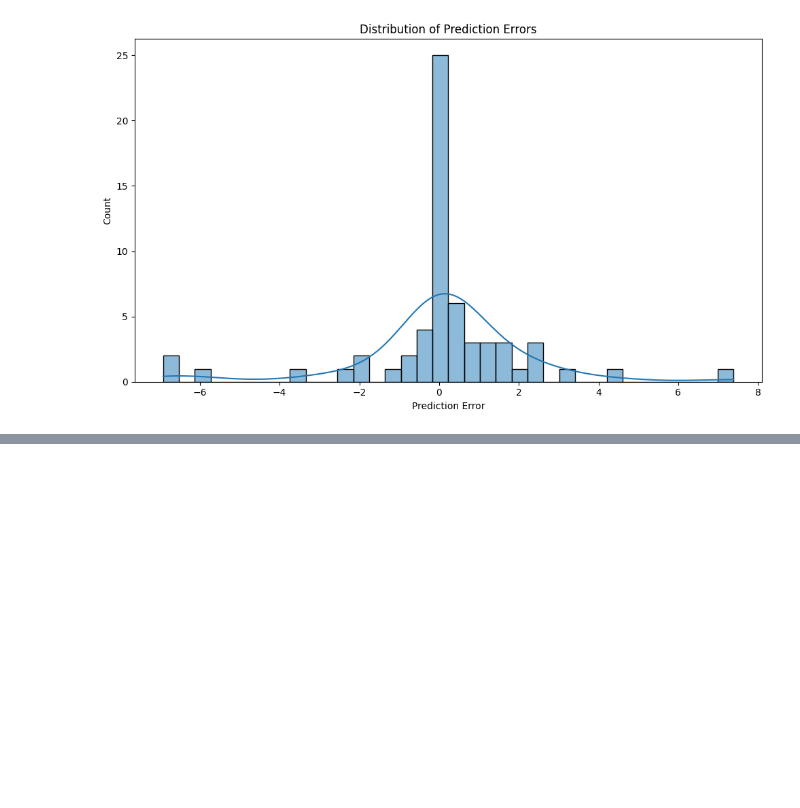
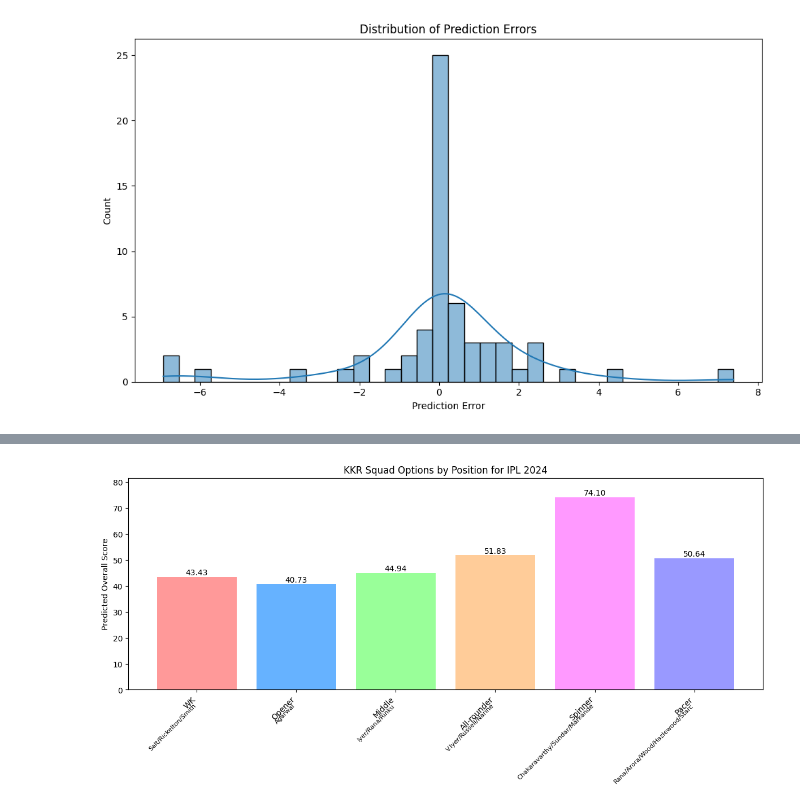
Before and after one commit to NIRANJANGOPALAN/IPL_player_analysis, a Jupyter notebook: Models/players_analysis.ipynb, the cells around one changed output, grey strips where cells are left out. Saved outputs shown, nothing was run; the diff lists cells and outputs as text; code cells hidden in the pictures; blank space fills up the shorter version.

```diff
--- a/Models/players_analysis.ipynb
+++ b/Models/players_analysis.ipynb
@@ -949,0 +1041,48 @@ plt.show()
+# %%
+import matplotlib.pyplot as plt
+import numpy as np
+
+# Data
+positions = ['WK', 'Opener', 'Middle', 'All-rounder', 'Spinner', 'Pacer']
+players = [
+    'Salt/Rickelton/Smith',
+    'Agarwal',
+    'Iyer/Rana/Rinku',
+    'V.Iyer/Russell/Narine',
+    'Chakaravarthy/Sundar/Markande',
+    'Rana/Arora/Wood/Hazlewood/Starc'
+]
+scores = [43.43, 40.73, 44.94, 51.83, 74.10, 50.64]  # Using max score for each position
+
+# Colors
+colors = ['#FF9999', '#66B2FF', '#99FF99', '#FFCC99', '#FF99FF', '#9999FF']
+
+# Create the plot
+fig, ax = plt.subplots(figsize=(12, 6))
+
+# Plot bars
+bars = ax.bar(positions, scores, color=colors)
+
+# Customize the plot
+ax.set_ylabel('Predicted Overall Score')
+ax.set_title('KKR Squad Options by Position for IPL 2024')
+ax.set_ylim(0, max(scores) * 1.1)  # Set y-axis limit with some padding
+
+# Add value labels on the bars
+for bar in bars:
+    height = bar.get_height()
+    ax.text(bar.get_x() + bar.get_width()/2., height,
+            f'{height:.2f}', ha='center', va='bottom')
+
+# Add player names below x-axis
+plt.xticks(rotation=45, ha='right')
+for i, player in enumerate(players):
+    ax.text(i, -5, player, ha='right', va='top', rotation=45, fontsize=8)
+
+# Adjust layout
+plt.tight_layout()
+
+# Show plot
+plt.show()
+# %% [output]
+[figure, added]
```
Also changed, not shown: parts of 6 cells of this notebook, 5 other files.
